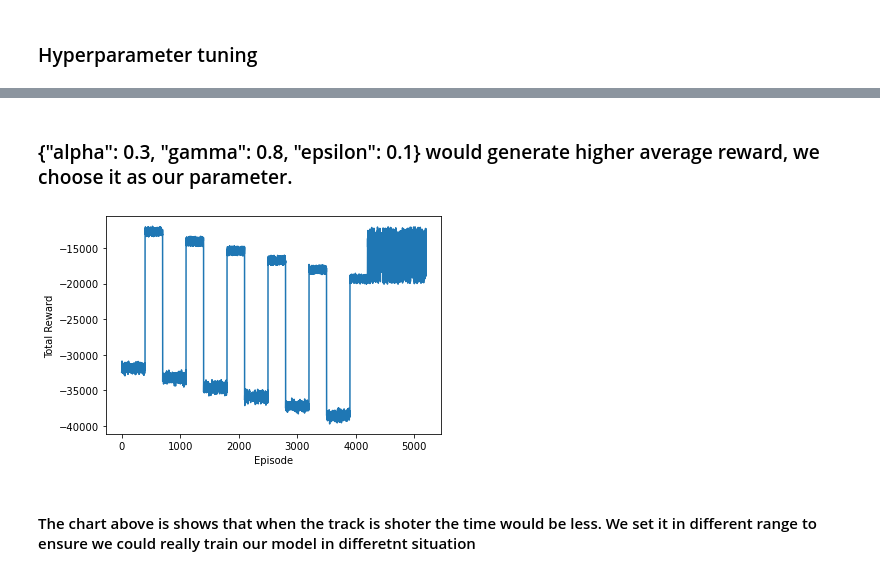
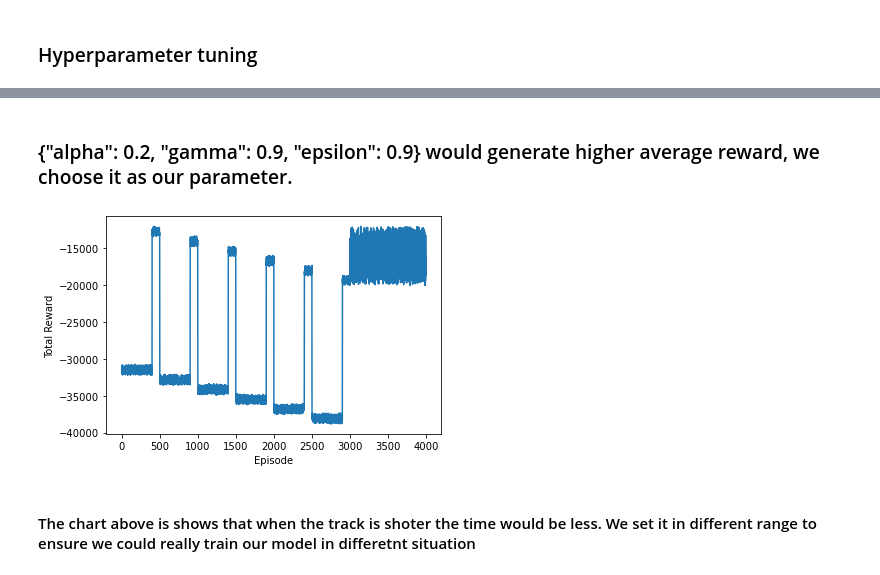
Before and after one commit to KradNosnatef/CS609-Project, a Jupyter notebook: Task1_QLearning_Yi.ipynb, the cells around one changed output, grey strips where cells are left out. Saved outputs shown, nothing was run; the diff lists cells and outputs as text; code cells hidden in the pictures.

```diff
--- a/Task1_QLearning_Yi.ipynb
+++ b/Task1_QLearning_Yi.ipynb
@@ -242,5 +259,5 @@ plt.show()
 # %% [markdown]
-### {"alpha": 0.3, "gamma": 0.8, "epsilon": 0.1} would generate higher average reward, we choose it as our parameter.
+### {"alpha": 0.2, "gamma": 0.9, "epsilon": 0.9} would generate higher average reward, we choose it as our parameter.
 # %%
 class Car:
     def __init__(self, tyre="Intermediate"):
@@ -375,20 +392,21 @@ class Track:
 
 
 class QLearningAgent:
-    # modify the parameter here
-    def __init__(self, n_actions=5, alpha=0.3, gamma=0.8, epsilon=0.1):
+    def __init__(self, n_actions=5, alpha=0.2, gamma=0.9, epsilon=0.9, epsilon_decay=0.995):
         self.n_actions = n_actions
         self.alpha = alpha
         self.gamma = gamma
         self.epsilon = epsilon
+        self.epsilon_decay = epsilon_decay
         self.q_table = {}
 
     def _discretize_state(self, state):
         tyre, condition, cur_weather, radius, laps_cleared = state
-        return (tyre, round(condition, 2), cur_weather, radius, laps_cleared)
+        return (tyre, round(condition, 2), cur_weather, radius, int(laps_cleared))
 
     def act(self, state):
         discrete_state = self._discretize_state(state)
+        self.epsilon = self.epsilon * self.epsilon_decay
         if np.random.uniform(0, 1) < self.epsilon:
             return np.random.randint(self.n_actions)
         return np.argmax(self.get_q_values(discrete_state))
@@ -406,23 +424,26 @@ class QLearningAgent:
         self.q_table[discrete_state][action] = (1 - self.alpha) * current_q + self.alpha * (reward + self.gamma * next_max_q)
 
 
+
 # Simulation with Q-learning and modified strategy
 new_car = Car()
 env = Track(new_car)
 
 agent = QLearningAgent()
 
-EPISODES = 4000
+# EPISODES = 4000
 rewards = []
 time_per_lap = []
 
 radius_bins = [(600 + i*100, 600 + (i+1)*100) for i in range(6)]
 
 for bin_idx, (start_radius, end_radius) in enumerate(radius_bins):
-    for episode in tqdm(range(700)):
+    for episode in tqdm(range(500)):
         # Set radius according to bin
         state = env.reset()
         env.radius = np.random.randint(start_radius, end_radius)
+#         state[3] = np.random.randint(start_radius, end_radius)
+
         done = False
         G = 0
         local_time_per_lap = []
@@ -440,34 +461,34 @@ for bin_idx, (start_radius, end_radius) in enumerate(radius_bins):
                     if local_time_per_lap[-1] > np.mean(local_time_per_lap[-9:-1]):
                         reward -= 50
                     else:
                         reward += 20
 
             agent.update(state, action, reward, next_state)
             state = deepcopy(next_state)
             G += reward
 
         time_per_lap.append(local_time_per_lap)
         rewards.append(G)
 
 # Last 1000 episodes with random radii
 for episode in tqdm(range(1000)):
     state = env.reset()  # Reset with random radius
     done = False
     G = 0
     while not done:
         action = agent.act(state)
         reward, next_state, done, _ = env.transition(action)
         agent.update(state, action, reward, next_state)
         state = deepcopy(next_state)
         G += reward
     rewards.append(G)
 
 plt.plot(rewards)
 plt.xlabel('Episode')
 plt.ylabel('Total Reward')
 plt.show()
 # %% [output]
-[figure, old version]
+[figure, new version]
 # %% [markdown]
 #### The chart above is shows that when the track is shoter the time would be less. We set it in different range to ensure we could really train our model in differetnt situation
 # %%
```
Also changed, not shown: parts of 11 cells of this notebook.
